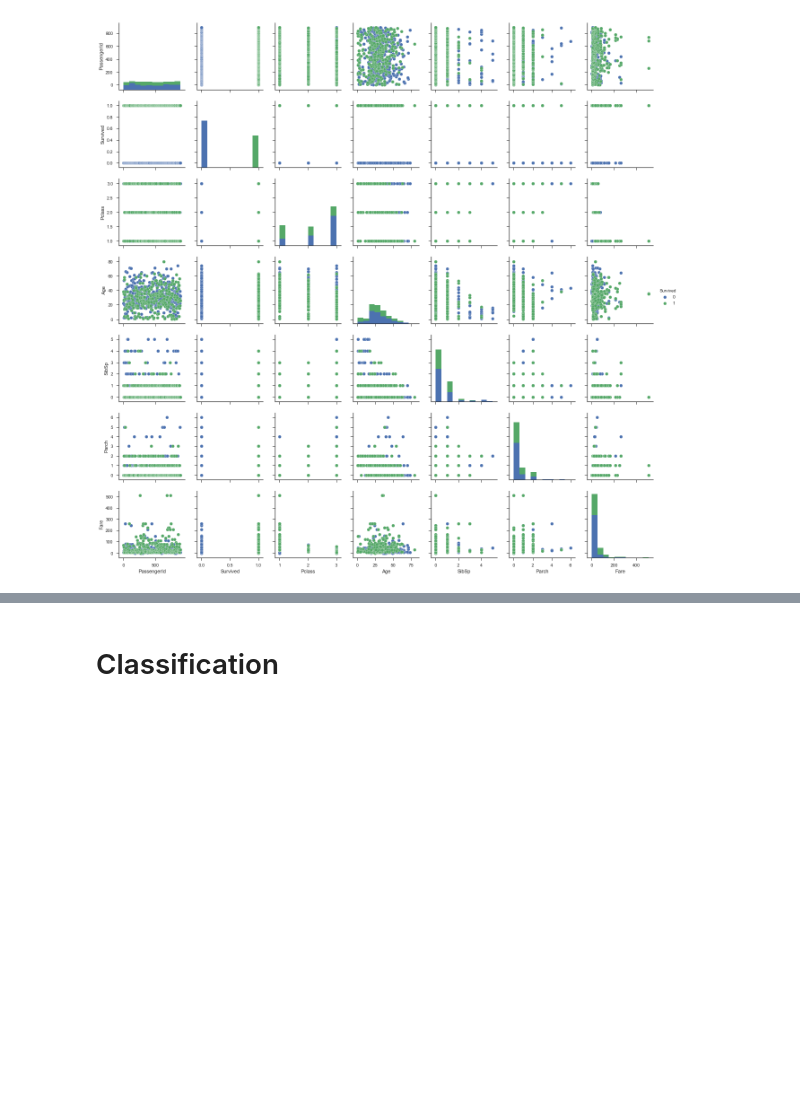
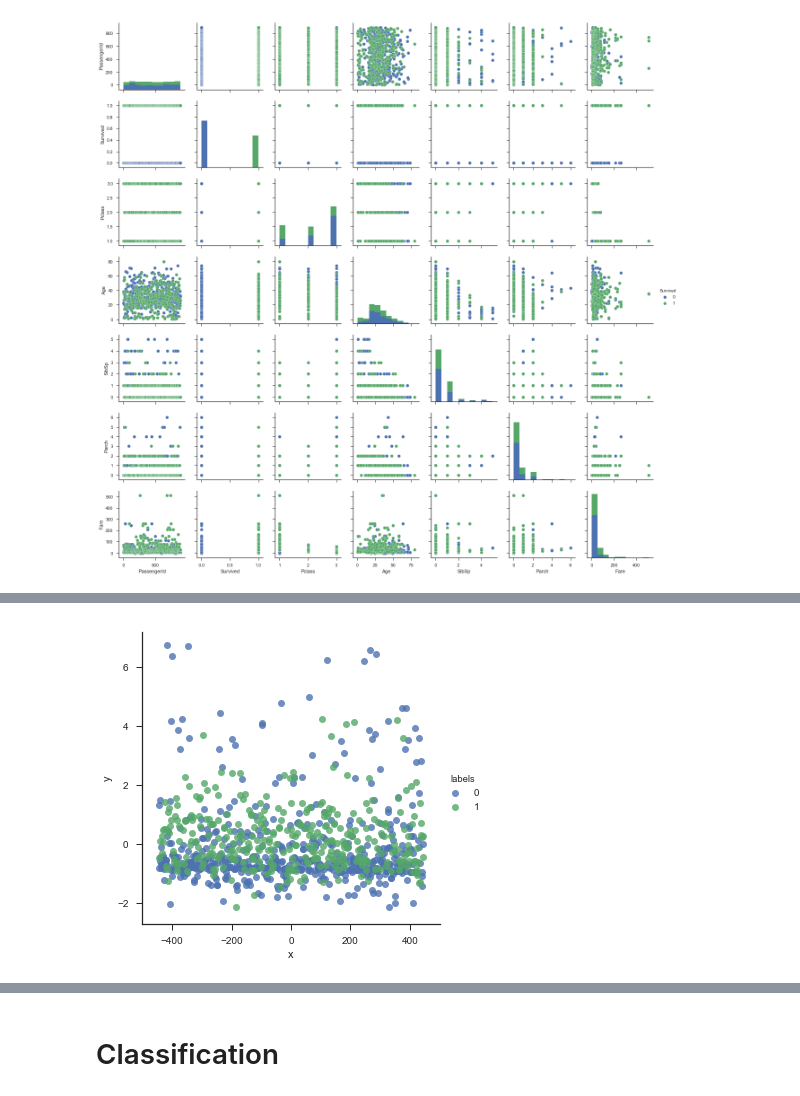
Before and after one commit to thiesgehrmann/kaggle, a Jupyter notebook: titanic/notebook.ipynb, the cells around one changed output, grey strips where cells are left out. Saved outputs shown, nothing was run; the diff lists cells and outputs as text; code cells hidden in the pictures; blank space fills up the shorter version.

```diff
--- a/titanic/notebook.ipynb
+++ b/titanic/notebook.ipynb
@@ -96,0 +164,4 @@ imputableFields =
+# %%
+imputedValues = trainImpute(data)
+imputedData = impute(imputedValues, data)
+imputedData.head()
@@ -96,0 +227,3 @@ imputableFields =
+# %%
+stData = selectAndTransformFeatures(imputedData)
+stData.head()
@@ -96,0 +240,22 @@ imputableFields =
+# %%
+from sklearn.preprocessing import StandardScaler
+
+def trainNormalization(data):
+    normalizers = {}
+    normalizers["Age"] = StandardScaler().fit(np.matrix(data["Age"].values).transpose())
+    normalizers["Fare"] = StandardScaler().fit(np.matrix(data["Fare"].values).transpose())
+    return normalizers
+#edef
+
+def normalize(normalizers, data):
+    newData = data.copy()
+    for field in normalizers:
+        fieldNorm = normalizers[field]
+        newData[field] = fieldNorm.transform(np.matrix(newData[field]).transpose()).flatten()
+    #efor
+    return newData
+#edef
+# %%
+normalizers = trainNormalization(stData)
+normalizedData = normalize(normalizers, stData)
+normalizedData.head()
@@ -96,0 +270,4 @@ imputableFields =
+# %%
+plotPCA(normalizedData.drop([labelColumn], axis=1).select_dtypes([np.number]), normalizedData[labelColumn].values)
+# %% [output]
+[figure, added]
```
Also changed, not shown: parts of 40 cells of this notebook.
